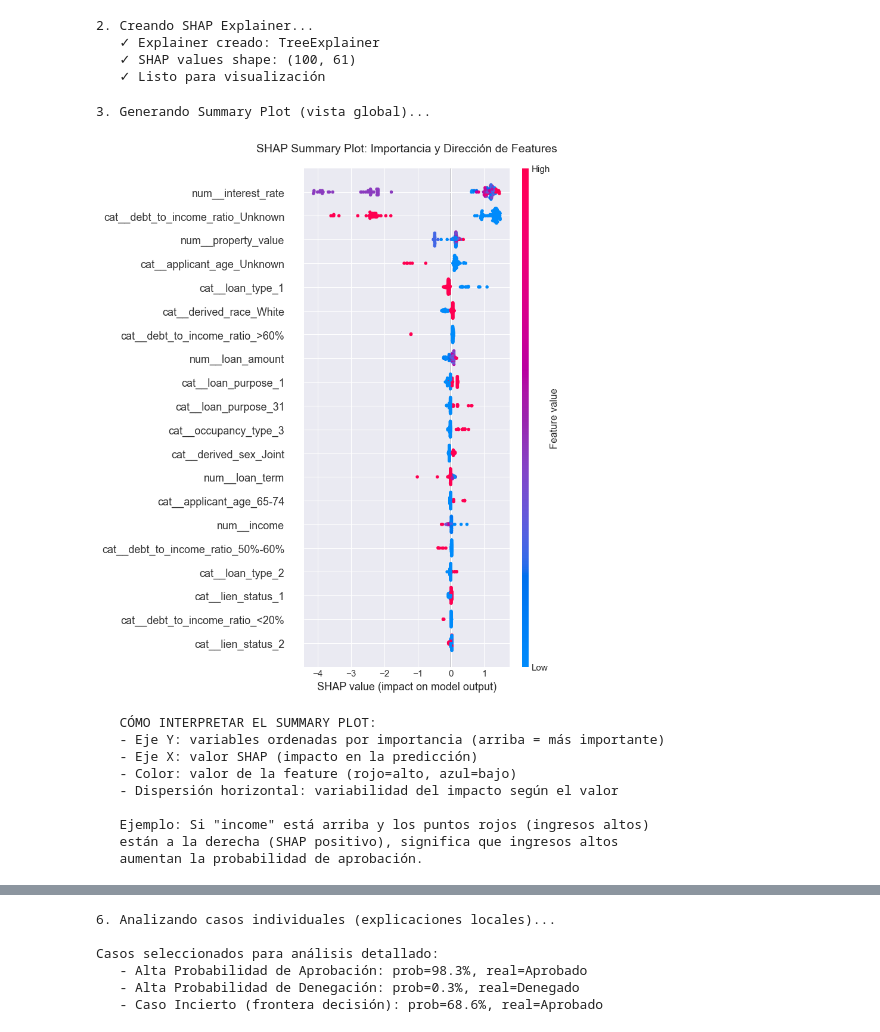
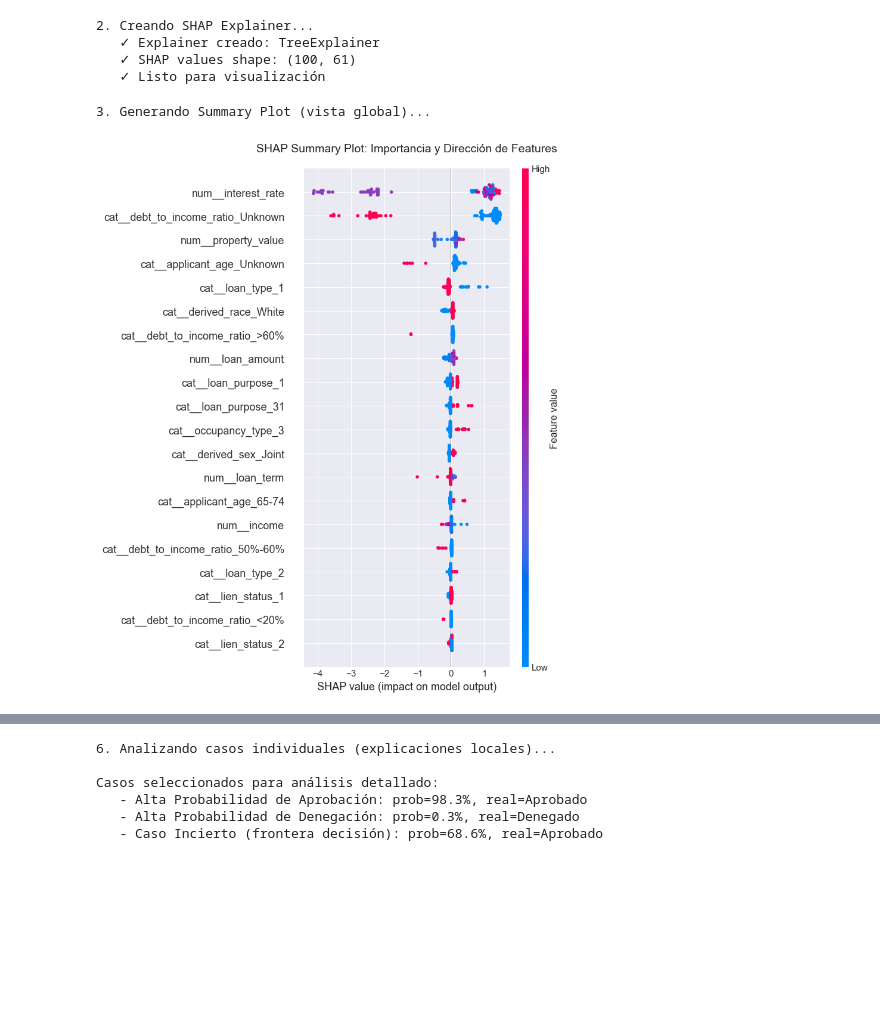
Before and after one commit to thisisrober/hmda-loan-approval-ml-analysis, a Jupyter notebook: notebook.ipynb, the cells around one changed output, grey strips where cells are left out. Drawn from its saved outputs; the diff is of its cells as text; code cells hidden in the pictures; blank space fills up the shorter version.

Commit message:
add shap md

```diff
--- a/notebook.ipynb
+++ b/notebook.ipynb
@@ -2162,39 +2032,18 @@ print(f"   ✓ Listo para visualización")
 # %%
 # ----------------------------------------------------------------------
 # 8.2.3 VISUALIZACIÓN 1: Summary Plot (Importancia Global)
 # ----------------------------------------------------------------------
 print("\n3. Generando Summary Plot (vista global)...")
 
 plt.figure(figsize=(12, 8))
 shap.summary_plot(shap_values_pos, X_test_transformed,
                   feature_names=feature_names,
                   max_display=20,
                   show=False)
 plt.title('SHAP Summary Plot: Importancia y Dirección de Features',
           fontsize=14, pad=20)
 plt.tight_layout()
 plt.show()
-
-print("""
-   CÓMO INTERPRETAR EL SUMMARY PLOT:
-   - Eje Y: variables ordenadas por importancia (arriba = más importante)
-   - Eje X: valor SHAP (impacto en la predicción)
-   - Color: valor de la feature (rojo=alto, azul=bajo)
-   - Dispersión horizontal: variabilidad del impacto según el valor
-
-   Ejemplo: Si "income" está arriba y los puntos rojos (ingresos altos)
-   están a la derecha (SHAP positivo), significa que ingresos altos
-   aumentan la probabilidad de aprobación.
-""")
 # %% [output]
 3. Generando Summary Plot (vista global)...
-[figure, old version]
+[figure, new version]
-   CÓMO INTERPRETAR EL SUMMARY PLOT:
-   - Eje Y: variables ordenadas por importancia (arriba = más importante)
-   - Eje X: valor SHAP (impacto en la predicción)
-   - Color: valor de la feature (rojo=alto, azul=bajo)
-   - Dispersión horizontal: variabilidad del impacto según el valor
-
-   Ejemplo: Si "income" está arriba y los puntos rojos (ingresos altos)
-   están a la derecha (SHAP positivo), significa que ingresos altos
-   aumentan la probabilidad de aprobación.
```
Also changed, not shown: parts of 13 cells of this notebook.
